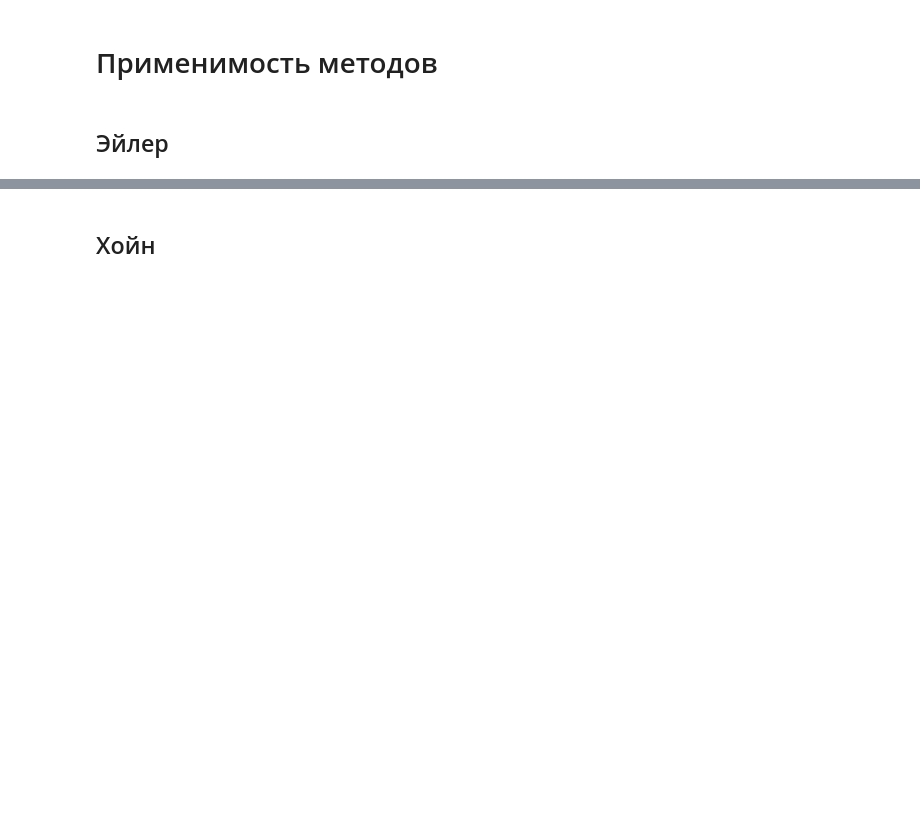
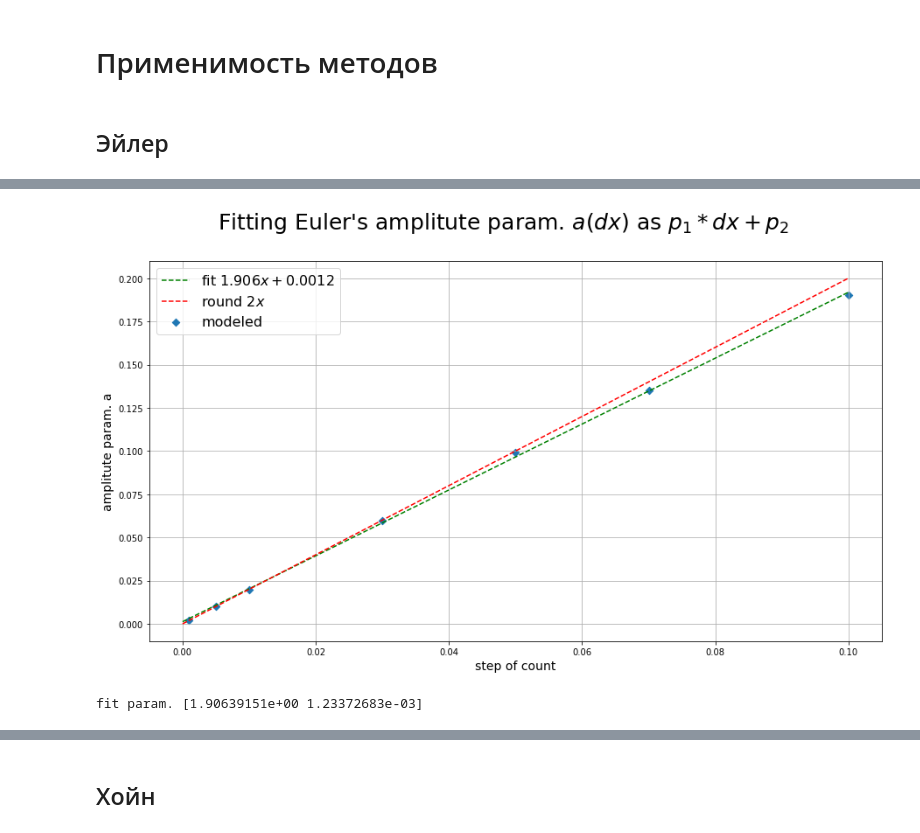
Before and after one commit to GintGld/modeling_MIPT, a Jupyter notebook: wk3/gr.ipynb, the cells around one changed output, grey strips where cells are left out. Saved outputs shown, nothing was run; the diff lists cells and outputs as text; code cells hidden in the pictures; blank space fills up the shorter version.

```diff
--- a/wk3/gr.ipynb
+++ b/wk3/gr.ipynb
@@ -149,0 +191,25 @@ plt.show()
+# %%
+fig, ax = plt.subplots()
+fig.set_size_inches(15, 8)
+fig.suptitle('Fitting Euler\'s amplitute param. $a(dx)$ as $p_1*dx+p_2$', fontsize=25)
+
+k = np.zeros((len(func), 2), dtype='float')
+for i in range(len(func)):
+    k[i] = np.array([df[i].dx[0], func[i](1)-func[i](0)])
+
+ax.scatter(k[:,0], k[:,1], marker='D', label='modeled')
+p = np.polyfit(k[:,0], k[:,1], deg=1)
+f = np.poly1d(p)
+t = np.linspace(0, max(k[:,0]), 5)
+ax.plot(t, f(t), '--', c='green', label='fit $1.906x+0.0012$')
+ax.plot(t, 2*t, '--', c='red', label='round $2x$')
+
+ax.legend(fontsize=16, loc='best')
+ax.set_ylabel('amplitute param. a', fontsize=14)
+ax.set_xlabel('step of count', fontsize=14)
+plt.grid(True)
+plt.show()
+print('fit param.', p)
+# %% [output]
+[figure, added]
+fit param. [1.90639151e+00 1.23372683e-03]
```
Also changed, not shown: parts of 16 cells of this notebook.
